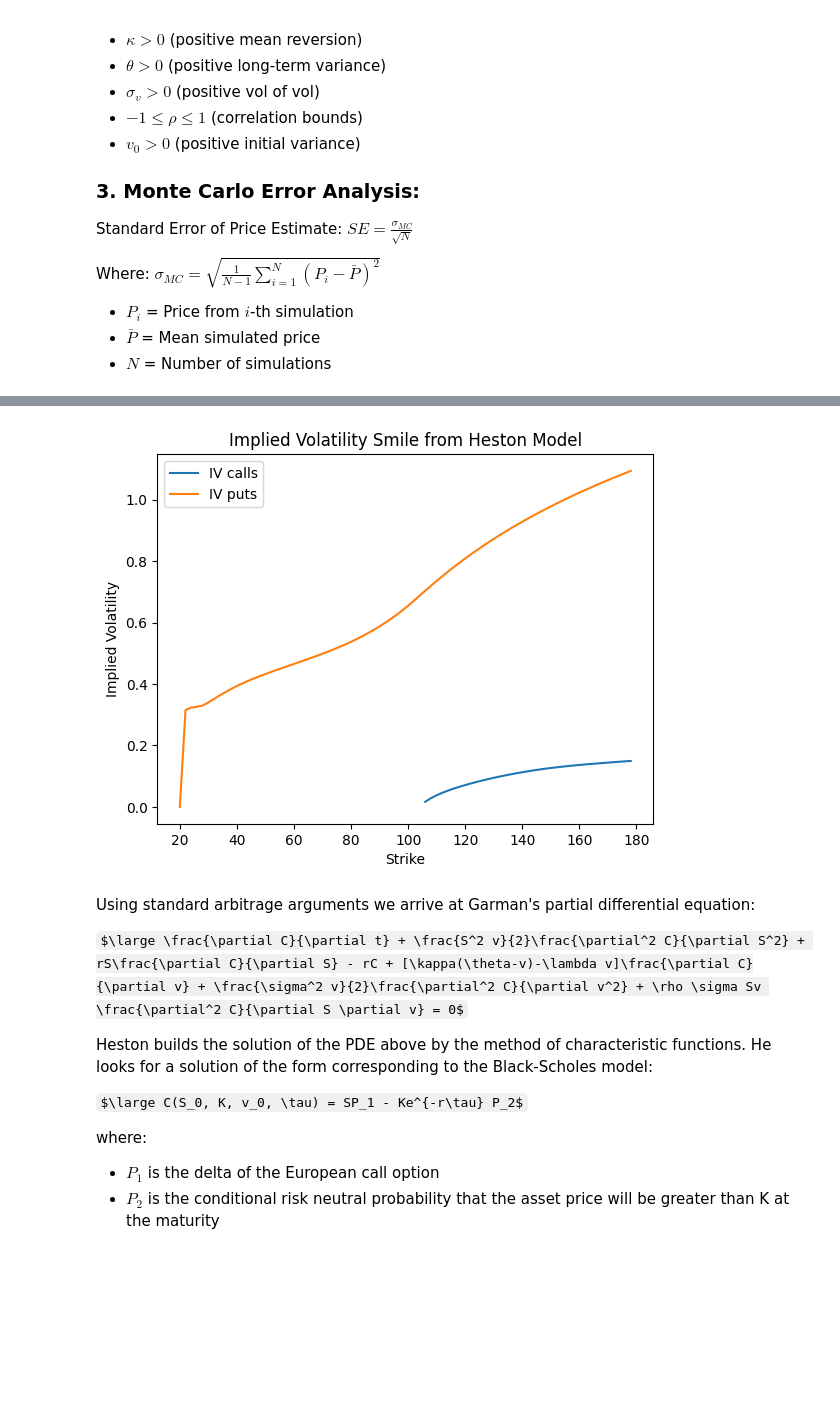
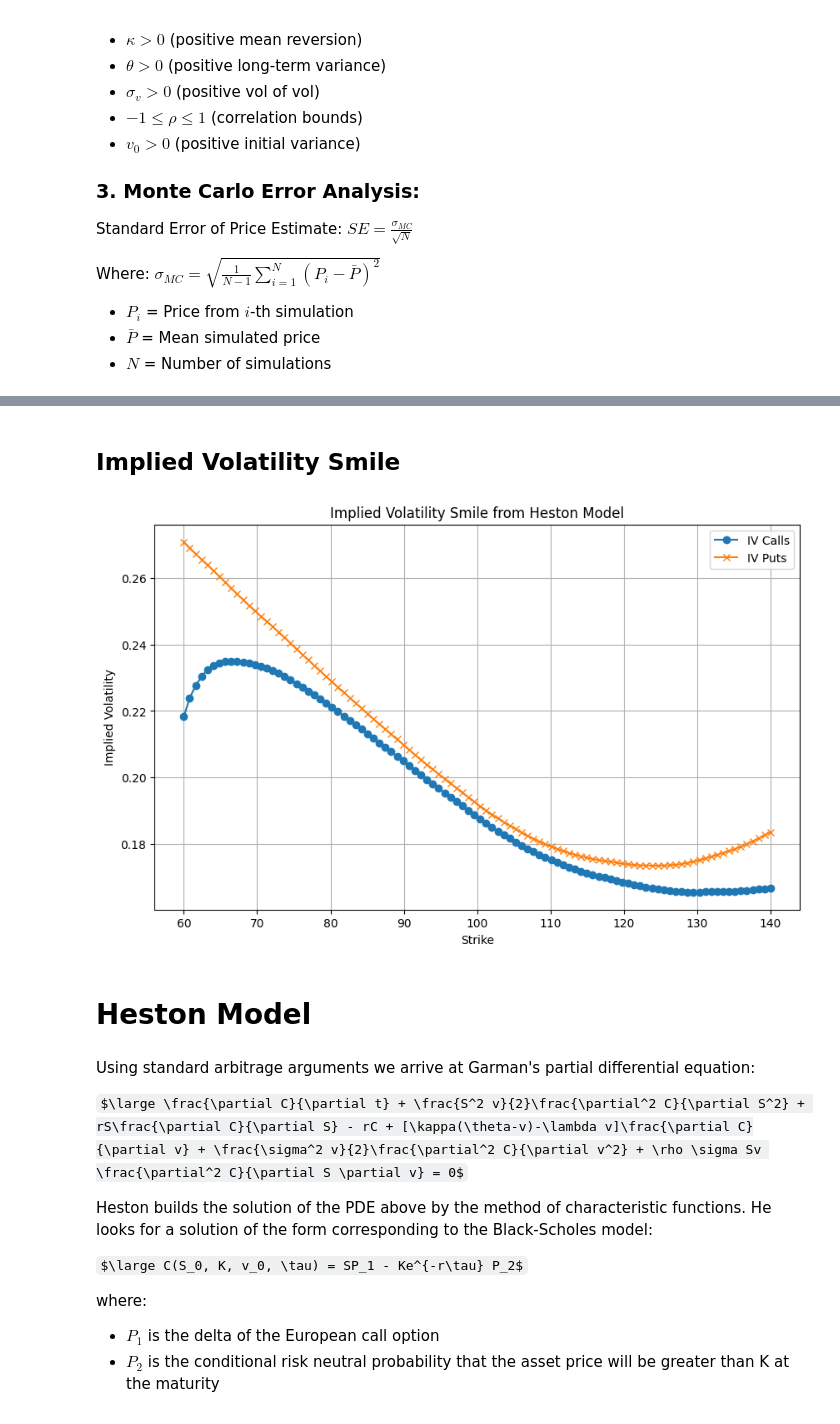
Before and after one commit to x-senpai-x/Options-Pricing, a Jupyter notebook: heston.ipynb, the cells around one changed output, grey strips where cells are left out. Cells and saved outputs as stored; diff of their text form; code cells hidden in the pictures; some formulas as TeX source; blank space fills up the shorter version.

```diff
--- a/heston.ipynb
+++ b/heston.ipynb
@@ -264,15 +280,58 @@ call_ivs = implied_vol(calls, S0, K, T, r, flag='c', q=0, return_as='numpy')
-# %%
-plt.plot(K, call_ivs, label=r'IV calls')
-plt.plot(K, put_ivs, label=r'IV puts')
-
-plt.ylabel('Implied Volatility')
-plt.xlabel('Strike')
-
-plt.title('Implied Volatility Smile from Heston Model')
-plt.legend()
-plt.show()
-# %% [output]
-[figure, removed]
+# %% [markdown]
+## Implied Volatility Smile
+# %%
+# Market parameters
+S0 = 100.0
+r = 0.02
+T = 1.0
+
+# Heston parameters - adjusted for higher overall volatility
+v0 = 0.04        # Initial variance (20% vol)
+kappa = 1.5      # Mean reversion speed
+theta = 0.04     # Long-term variance
+sigma = 0.4      # Vol-of-vol (increased for more pronounced smile)
+rho = -0.5       # Correlation
+
+# Simulation parameters
+N = 2000         # Number of time steps
+M = 10000        # Number of Monte Carlo paths
+K = np.linspace(60, 140, 100)  # Strike range
+
+# Simulate Heston model paths
+# Note: Ensure your HestonUsingMCS class returns full paths in S (and variance paths in v)
+S, v = HestonUsingMCS(S0, v0, rho, kappa, theta, sigma, T, N, M, r, K).simulate_paths()
+
+# Extract the final asset prices at time T
+S_final = S[-1]  # S_final should be a 1D array of terminal prices
+
+# Monte Carlo option pricing using terminal asset prices
+puts = np.array([np.exp(-r * T) * np.mean(np.maximum(k - S_final, 0)) for k in K])
+calls = np.array([np.exp(-r * T) * np.mean(np.maximum(S_final - k, 0)) for k in K])
+
+# Compute implied volatilities using py_vollib_vectorized
+put_ivs = implied_vol(puts, S0, K, T, r, flag='p', q=0, return_as='numpy', on_error='ignore')
+call_ivs = implied_vol(calls, S0, K, T, r, flag='c', q=0, return_as='numpy')
+
+# Remove any NaN or non-positive IV values
+valid_idx = (~np.isnan(put_ivs)) & (~np.isnan(call_ivs)) & (put_ivs > 0) & (call_ivs > 0)
+K_valid = K[valid_idx]
+put_ivs = put_ivs[valid_idx]
+call_ivs = call_ivs[valid_idx]
+
+# Plot the implied volatility smile
+plt.figure(figsize=(10, 6))
+plt.plot(K_valid, call_ivs, label='IV Calls', marker='o')
+plt.plot(K_valid, put_ivs, label='IV Puts', marker='x')
+plt.xlabel('Strike')
+plt.ylabel('Implied Volatility')
+plt.title('Implied Volatility Smile from Heston Model')
+plt.legend()
+plt.grid(True)
+plt.show()
+# %% [output]
+[figure, added]
+# %% [markdown]
+# Heston Model
 # %% [markdown]
 Using standard arbitrage arguments we arrive at Garman's partial differential equation:
 
```
Also changed, not shown: parts of 29 cells of this notebook.
